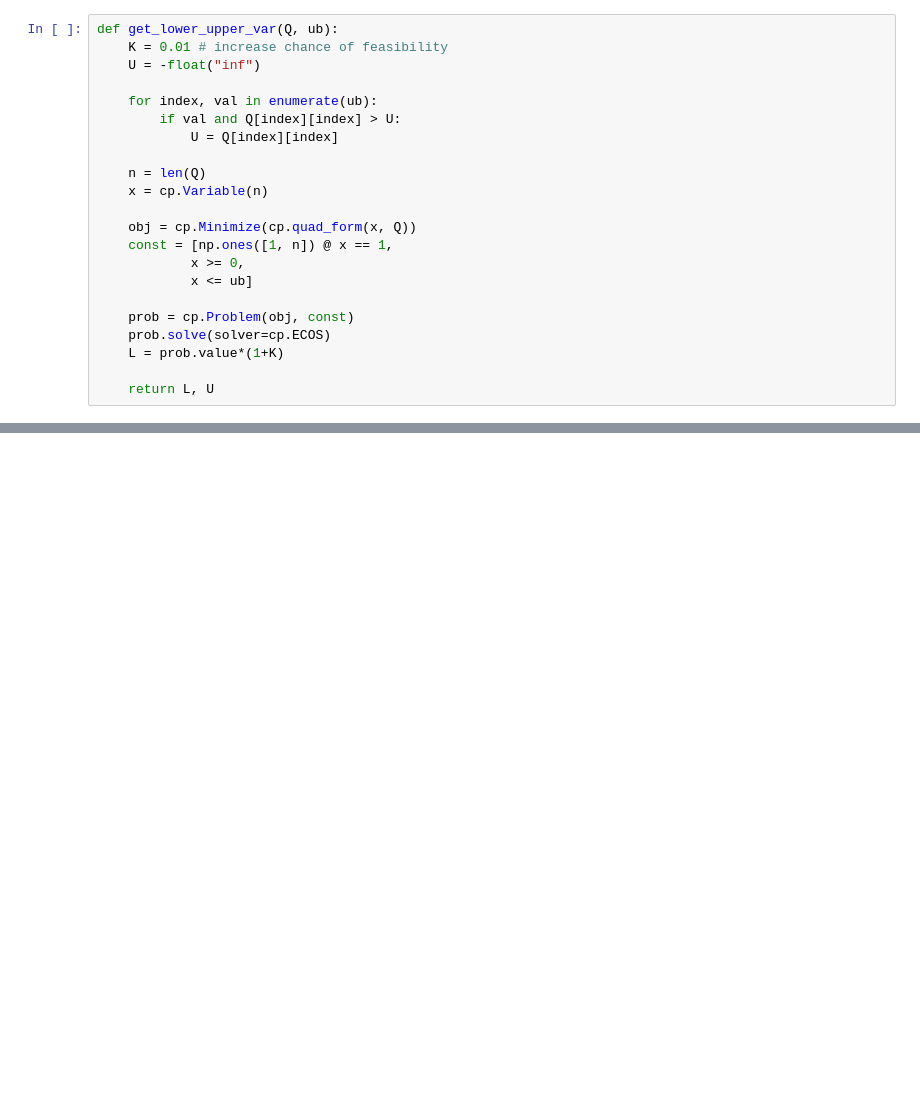
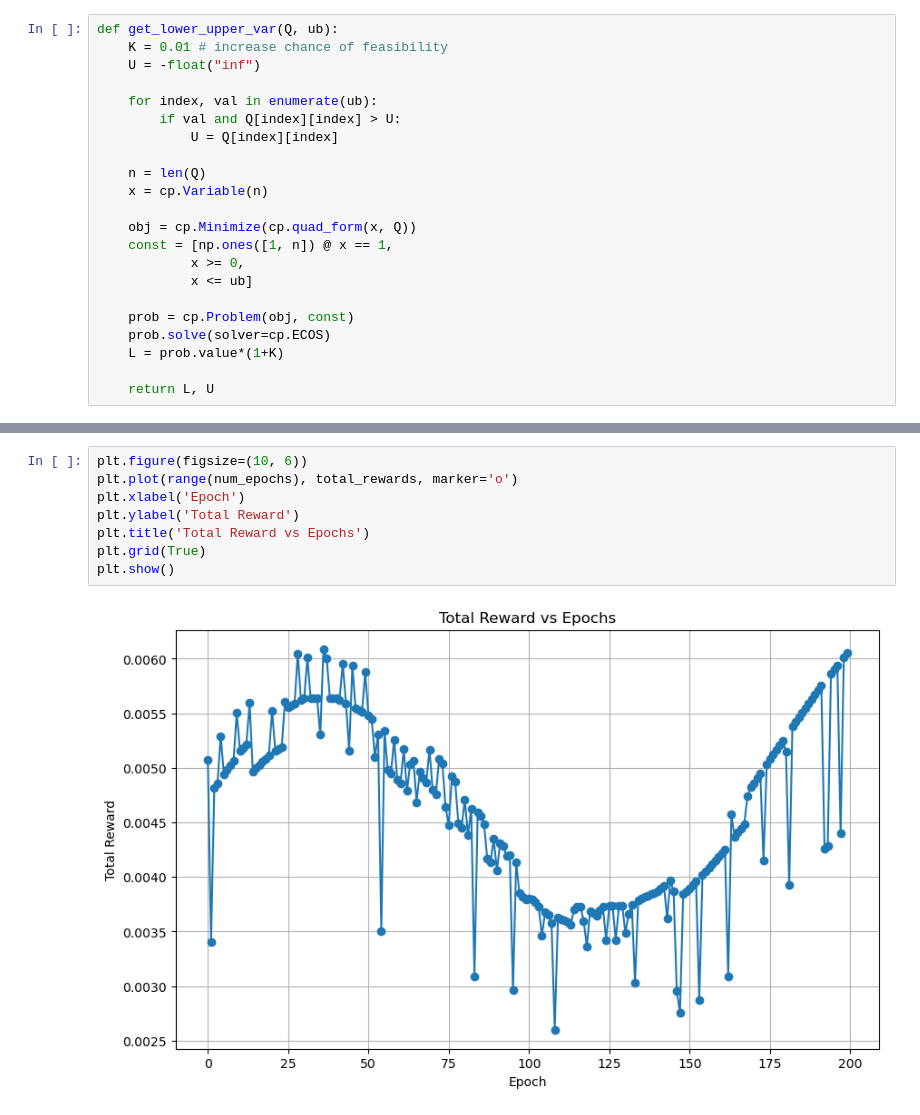
Before and after one commit to jason-cai123/thesis, a Jupyter notebook: source.ipynb, the cells around one changed output, grey strips where cells are left out. Drawn from its saved outputs; the diff is of its cells as text; blank space fills up the shorter version.

```diff
--- a/source.ipynb
+++ b/source.ipynb
@@ -240 +260,11 @@ Optimized Z and B: [0.17633024 0.00559273 0.00415302] [0.33950034 0.49633494 0.2
+# %%
+plt.figure(figsize=(10, 6))
+plt.plot(range(num_epochs), total_rewards, marker='o')
+plt.xlabel('Epoch')
+plt.ylabel('Total Reward')
+plt.title('Total Reward vs Epochs')
+plt.grid(True)
+plt.show()
+# %% [output]
+[figure, added]
 # %%
```
Also changed, not shown: parts of 5 cells of this notebook.
